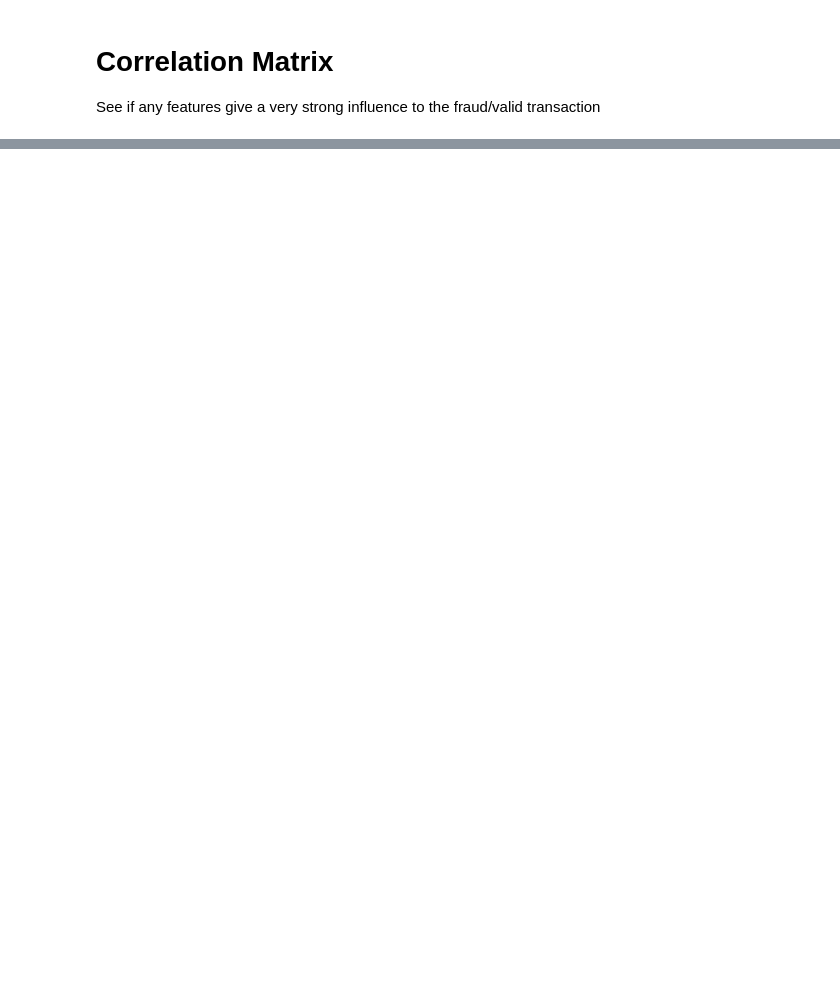
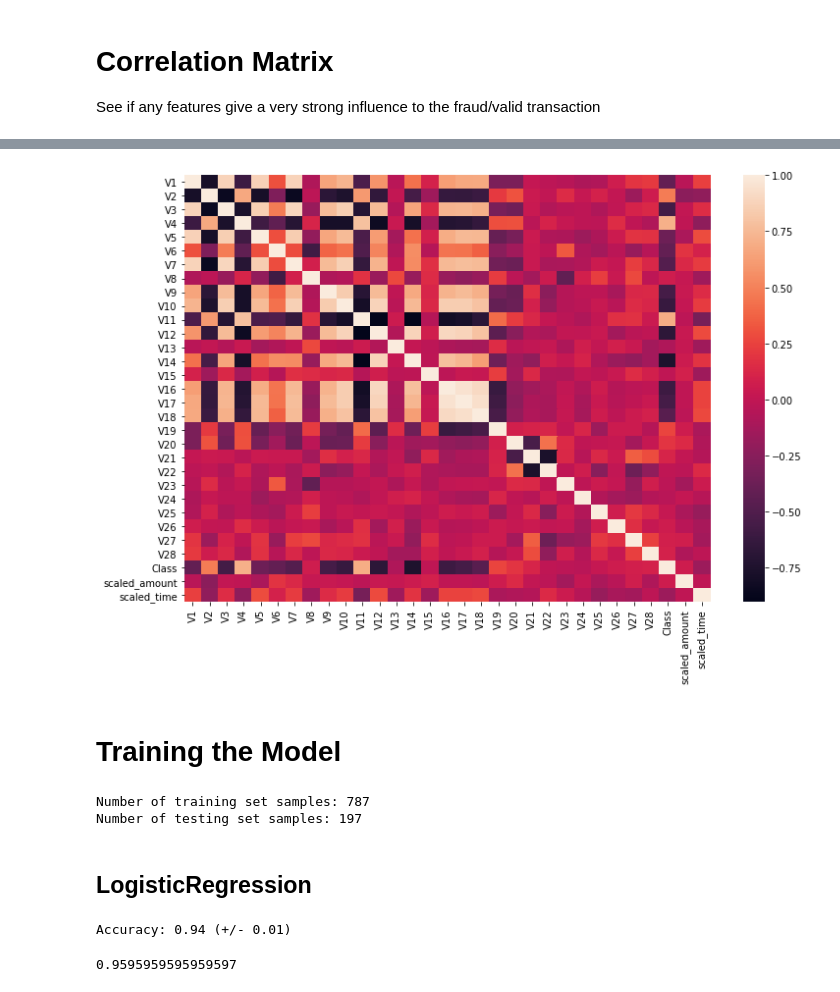
Before and after one commit to limkopii/datascience, a Jupyter notebook: creditcardfraud/Credit Card Fraud Detection.ipynb, the cells around one changed output, grey strips where cells are left out. Saved outputs shown, nothing was run; the diff lists cells and outputs as text; code cells hidden in the pictures; blank space fills up the shorter version.

Commit message:
Updated with training + validation

```diff
--- a/creditcardfraud/Credit Card Fraud Detection.ipynb
+++ b/creditcardfraud/Credit Card Fraud Detection.ipynb
@@ -156,0 +206,10 @@ sns.heatmap(corr)
+# %%
+f, ax = plt.subplots(1, 1, figsize=(12, 8))
+
+corr = scaled_df.corr()
+sns.heatmap(corr, annot_kws={'size':20}, ax=ax)
+plt.show()
+# %% [output]
+[figure, added]
+# %% [markdown]
+# Training the Model
@@ -156,0 +230,25 @@ sns.heatmap(corr)
+# %%
+print("Number of training set samples: {0}".format(len(X_train)))
+print("Number of testing set samples: {0}".format(len(X_test)))
+# %% [output]
+Number of training set samples: 787
+Number of testing set samples: 197
+# %% [markdown]
+## LogisticRegression
+# %%
+classifier = LogisticRegression()
+classifier.fit(X_train, y_train) # X is the training sample, y is the ground-truth of the training sample
+training_score = cross_val_score(classifier, X_train, y_train, cv=5)
+
+print("Accuracy: %0.2f (+/- %0.2f)" % (training_score.mean(), training_score.std() * 2))
+# %% [output]
+Accuracy: 0.94 (+/- 0.01)
+# %%
+from sklearn.metrics import f1_score
+
+y_pred = classifier.predict(X_test)
+score = f1_score(y_pred, y_test)
+
+print(score)
+# %% [output]
+0.9595959595959597
```
Also changed, not shown: parts of 10 cells of this notebook.
